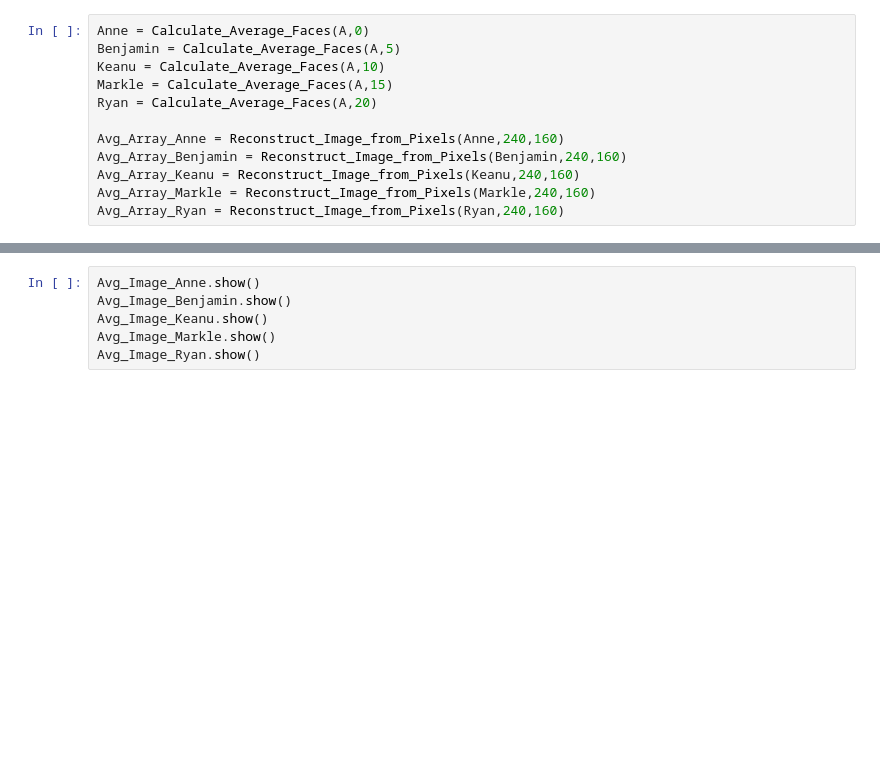
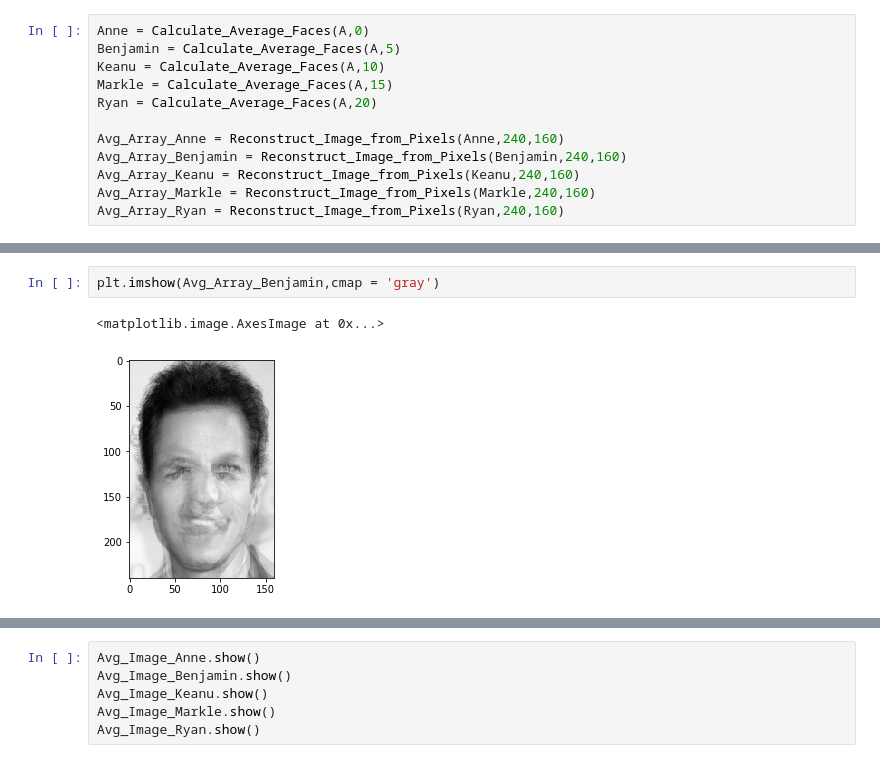
Before and after one commit to anantvir/Face_Recognition_EigenFaces_PCA, a Jupyter notebook: ELEG815_HW3_PCA-checkpoint.ipynb, the cells around one changed output, grey strips where cells are left out. Cells and saved outputs as stored; diff of their text form; blank space fills up the shorter version.

```diff
--- a/ELEG815_HW3_PCA-checkpoint.ipynb
+++ b/ELEG815_HW3_PCA-checkpoint.ipynb
@@ -55,0 +59,5 @@ Avg_Image_Ryan = Image.fromarray(Avg_Array_Ryan)
+# %%
+plt.imshow(Avg_Array_Benjamin,cmap = 'gray')
+# %% [output]
+<matplotlib.image.AxesImage at 0x...>
+[figure, added]
```
Also changed, not shown: parts of 19 cells of this notebook.
